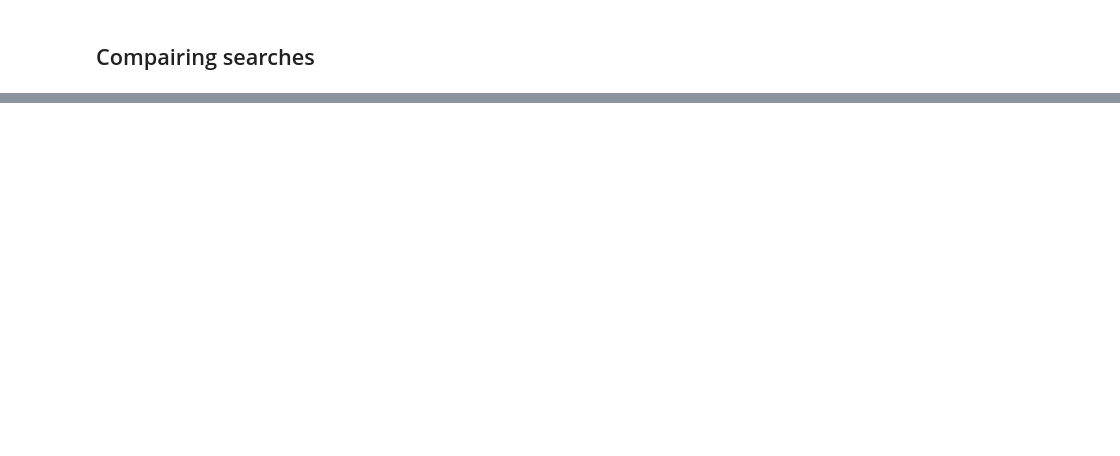
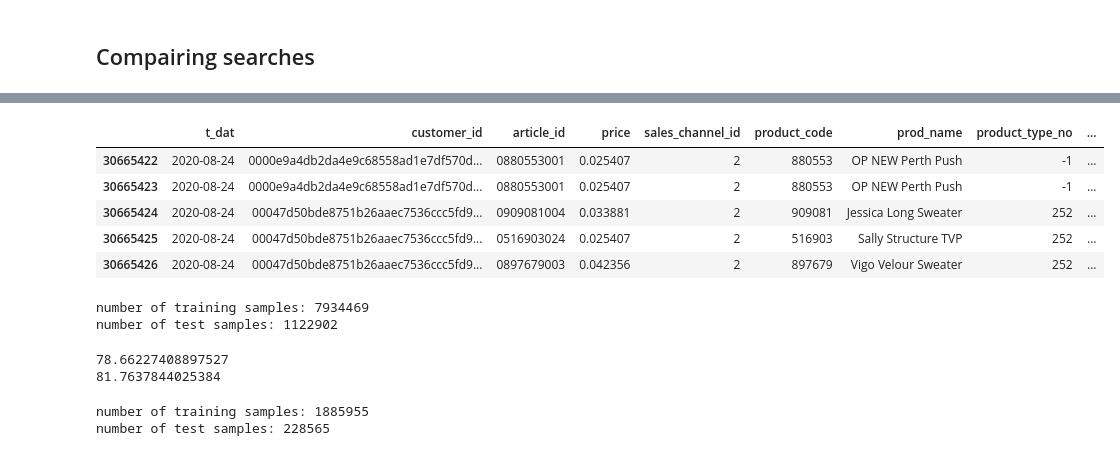
Before and after one commit to thomas-woodruff/personalised-recs-at-scale, a Jupyter notebook: projects/week3/Submission.ipynb, the cells around one changed output, grey strips where cells are left out. Saved outputs shown, nothing was run; the diff lists cells and outputs as text; code cells hidden in the pictures; blank space fills up the shorter version.

```diff
--- a/projects/week3/Submission.ipynb
+++ b/projects/week3/Submission.ipynb
@@ -205,0 +321,7 @@ plt.show()
+# %%
+test_df = get_test_df(train_days, test_days)
+test_df = clean_article_id(test_df)
+test_df = add_features(test_df)
+
+test_df.head()
+# %% [output]
@@ -205,0 +331,22 @@ plt.show()
+|  | t_dat | customer_id | article_id | price | sales_channel_id | product_code | prod_name | product_type_no | ... |
+| 30665422 | 2020-08-24 | 0000e9a4db2da4e9c68558ad1e7df570d... | 0880553001 | 0.025407 | 2 | 880553 | OP NEW Perth Push | -1 | ... |
+| 30665423 | 2020-08-24 | 0000e9a4db2da4e9c68558ad1e7df570d... | 0880553001 | 0.025407 | 2 | 880553 | OP NEW Perth Push | -1 | ... |
+| 30665424 | 2020-08-24 | 00047d50bde8751b26aaec7536ccc5fd9... | 0909081004 | 0.033881 | 2 | 909081 | Jessica Long Sweater | 252 | ... |
+| 30665425 | 2020-08-24 | 00047d50bde8751b26aaec7536ccc5fd9... | 0516903024 | 0.025407 | 2 | 516903 | Sally Structure TVP | 252 | ... |
+| 30665426 | 2020-08-24 | 00047d50bde8751b26aaec7536ccc5fd9... | 0897679003 | 0.042356 | 2 | 897679 | Vigo Velour Sweater | 252 | ... |
+# %%
+print('number of training samples:', len(train_df))
+print('number of test samples:', len(test_df))
+# %% [output]
+number of training samples: 7934469
+number of test samples: 1122902
+# %%
+print(psutil.virtual_memory().available * 100 / psutil.virtual_memory().total)
+
+del all_data_df
+gc.collect()
+
+print(psutil.virtual_memory().available * 100 / psutil.virtual_memory().total)
+# %% [output]
+78.66227408897527
+81.7637844025384
@@ -205,0 +362,6 @@ plt.show()
+# %%
+print('number of training samples:', len(train_df))
+print('number of test samples:', len(test_df))
+# %% [output]
+number of training samples: 1885955
+number of test samples: 228565
```
Also changed, not shown: parts of 58 cells of this notebook.
